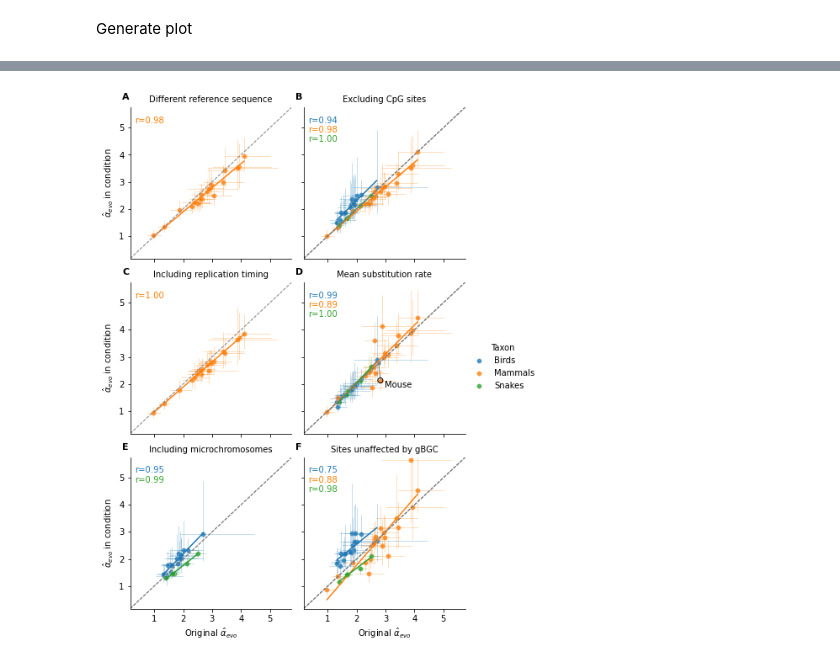
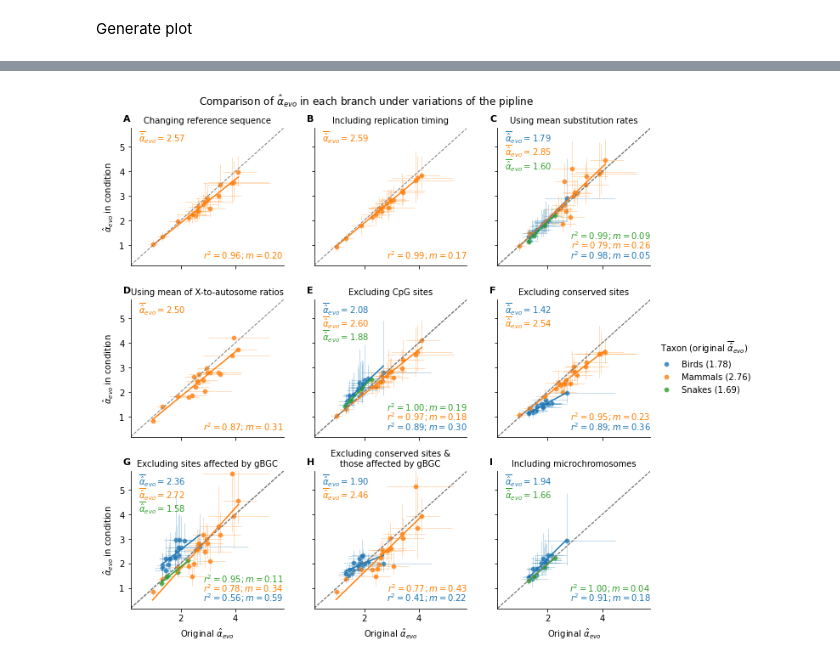
Before and after one commit to flw88/mut_sex_bias_amniotes, a Jupyter notebook: figures/scripts/Figure_SX_conditions_alpha.ipynb, the cells around one changed output, grey strips where cells are left out. Cells and saved outputs as stored; diff of their text form; code cells hidden in the pictures.

```diff
--- a/figures/scripts/Figure_SX_conditions_alpha.ipynb
+++ b/figures/scripts/Figure_SX_conditions_alpha.ipynb
@@ -23,12 +24,16 @@ Taxa and other sources, in the same order
 # %%
 sources = {"LM":"Mammals.Mus_musculus",
            "mean":"Mammals.Homo_sapiens,Birds.Gallus_gallus,Snakes.Thamnophis_elegans",
+           "mean_of_ratios":"Mammals.Homo_sapiens",
            "LM.CpGOut":"Mammals.Homo_sapiens,Birds.Gallus_gallus,Snakes.Thamnophis_elegans",
+           "LM.phastcons":"Mammals.Homo_sapiens,Birds.Gallus_gallus",
            "with_reptime.LM":"Mammals.Homo_sapiens",
            "LM.microchroms-included":"Birds.Gallus_gallus,Snakes.Thamnophis_elegans"}
 names = {"LM":"reference_seq",
          "mean":"without_regression",
+         "mean_of_ratios":"mean_ratios",
          "LM.CpGOut":"CpG_masked",
+         "LM.phastcons":"phastcons",
          "with_reptime.LM":"RT_included",
          "LM.microchroms-included":"micro_included"
         }
@@ -82,10 +99,13 @@ for sp,df in subd_dnms.groupby("Species"):
 # %% [markdown]
 Generate plot
 # %%
-condition_labels = {"reference_seq": "Different reference sequence",
+condition_labels = {"reference_seq": "Changing reference sequence",
                     "CpG_masked": "Excluding CpG sites",
+                    "phastcons": "Excluding conserved sites",
                     "RT_included": "Including replication timing",
-                    "without_regression": "Mean substitution rate",
+                    "without_regression": "Using mean substitution rates",
+                    "mean_ratios": "Using mean of X-to-autosome ratios",
                     "micro_included": "Including microchromosomes",
-                    "gBGC_unaffected":"Sites unaffected by gBGC"}
-condition_order = ['reference_seq', 'CpG_masked', 'RT_included', 'without_regression', 'micro_included', 'gBGC_unaffected']
+                    "gBGC_unaffected":"Excluding sites affected by gBGC",
+                    "phastcons_gBGCunaffected":"Excluding conserved sites &\nthose affected by gBGC"}
+condition_order = ['reference_seq', 'RT_included', 'without_regression', 'mean_ratios', 'CpG_masked', 'phastcons','gBGC_unaffected','phastcons_gBGCunaffected','micro_included']
@@ -92,61 +114,76 @@ condition_order = ['reference_seq', 'CpG_masked', 'RT_included', 'without_regres
+# %%
+original_means = comparisons_df[comparisons_df.condition=="without_regression"].groupby("Taxon")["alpha.original"].mean().to_dict()
+comparisons_df["Taxon_mean"] = (["{} ({:.2f})".format(r.Taxon, original_means[r.Taxon]) for i,r in comparisons_df.iterrows()])
+hue_order = ["{} ({:.2f})".format(taxon, original_means[taxon]) for taxon in ["Birds", "Mammals", "Snakes"]]
 # %%
 axes_limit = [0.17, 5.75]
 
-g = sns.FacetGrid(data=comparisons_df, col="condition", col_wrap=2, col_order=condition_order,
-                  hue="Taxon", hue_order=["Birds", "Mammals", "Snakes"], legend_out=True)
+g = sns.FacetGrid(data=comparisons_df, col="condition", col_wrap=3, col_order=condition_order,
+                  hue="Taxon_mean", hue_order=hue_order, legend_out=True)
 
 g.map(sns.scatterplot, "alpha.original", "alpha", alpha=0.8)
 g.map(sns.regplot, "alpha.original", "alpha", scatter=False, line_kws={"linewidth":1.5}, label="", ci=None)
 g.map(flib.identity_line, color="gray", linewidth=1, label="")
 
+g.fig.subplots_adjust(top=0.915) # adjust the Figure in rp
+g.fig.suptitle(r'Comparison of $\hat{\alpha}_{evo}$ in each branch under variations of the pipline',x=0.4, fontsize=12)
+
 g.set_axis_labels(r"Original $\hat{\alpha}_{evo}$", r"$\hat{\alpha}_{evo}$ in condition")
-g.add_legend()
+g.add_legend(title=r"Taxon (original $\overline{\hat{\alpha}}_{evo}$)")
 
 for iletter,(condition, ax) in enumerate(g.axes_dict.items()):
 
     cond_df = comparisons_df[comparisons_df.condition==condition]
 
     # CIs
     ax.hlines(y=cond_df.alpha, xmin=cond_df["alpha_lwr.original"], xmax=cond_df["alpha_upr.original"],
               linewidth=0.5, zorder=1, color=[palette[t] for t in cond_df.Taxon], alpha=0.5)
-    ax.vlines(x=cond_df["alpha.original"], ymin=cond_df["alpha_lwr"], ymax=cond_df["alpha_upr"],
-              linewidth=0.5, zorder=1, color=[palette[t] for t in cond_df.Taxon], alpha=0.5)
+    if condition!="mean_ratios":
+        ax.vlines(x=cond_df["alpha.original"], ymin=cond_df["alpha_lwr"], ymax=cond_df["alpha_upr"],
+                  linewidth=0.5, zorder=1, color=[palette[t] for t in cond_df.Taxon], alpha=0.5)
 
     # Annotate stats per taxon
     for i,(taxon,subd) in enumerate(cond_df.groupby("Taxon")):
+
+        # Correlation coefficients & MAE
         r, pval = pearsonr(subd["alpha"], subd["alpha.original"])
-        x_text = axes_limit[0]*2
-        y_text = axes_limit[-1]*0.9-(0.35*i)
-        ax.annotate("r={:.2f}".format(r), xy=(x_text, y_text),
-                    transform=ax.transAxes, color=palette[taxon])
+        mae = mean_absolute_error(subd["alpha"], subd["alpha.original"])
+        ax.text(1, 0.05+(i*0.07), r"$r^2={:.2f}; m={:.2f}$".format(r**2,mae), transform=ax.transAxes,color=palette[taxon],ha="right")
         ax.set_title(condition_labels[condition], fontsize=10)
 
+        # Mean alphas
+        x_text = axes_limit[0]*2
+        y_text = axes_limit[-1]*0.7+(0.5*i)
+        mean_condition = subd["alpha"].mean()
+        mean_original = subd["alpha.original"].mean()
+        ax.text(0.05, 0.9-(i*0.1), r"$\overline{\hat{\alpha}}_{evo}=$"+"{:.2f}".format(mean_condition),
+                transform=ax.transAxes,color=palette[taxon])
+
+
     # Mouse DNMs
-    if condition=="without_regression":
-        xa_dict = cond_df.set_index("species")[["alpha", "alpha.original"]].to_dict()
-        for sp in selected_species:
-            x = xa_dict["alpha.original"][sp]
-            y = xa_dict["alpha"][sp]
-            dnm_a = dnm_alpha[sp]
-            ax.scatter(x, y, color="none", edgecolor="black",zorder=10)
-            ax.scatter(dnm_a, dnm_a, color="gray", s=10, zorder=25)
-            ax.plot([x, dnm_a],[y,dnm_a],
-                    zorder=0, linewidth=1, color="gray")
-            ax.annotate("Mouse", xy=(x*1.05,y), ha="left", va="top", fontsize=10)
+    #if condition=="without_regression":
+    #    xa_dict = cond_df.set_index("species")[["alpha", "alpha.original"]].to_dict()
+    #    for sp in selected_species:
+    #        x = xa_dict["alpha.original"][sp]
+    #        y = xa_dict["alpha"][sp]
+    #        dnm_a = dnm_alpha[sp]
+    #        ax.scatter(x, y, color="none", edgecolor="black",zorder=10)
+    #        ax.scatter(dnm_a, dnm_a, color="gray", s=10, zorder=25)
+    #        ax.plot([x, dnm_a],[y,dnm_a],
+    #                zorder=0, linewidth=1, color="gray")
+    #        ax.annotate("Mouse", xy=(x*1.05,y), ha="left", va="top", fontsize=10)
 
     # Letter panel
     ax.text(-0.05, 1.05, string.ascii_uppercase[iletter], transform=ax.transAxes,
             size=11, weight="bold")
 
     # Limits for axes
     ax.set_xlim(axes_limit)
     ax.set_ylim(axes_limit)
-    # Legend
-    #handles, labels = ax.get_legend_handles_labels()
-    #ax.legend(handles[-3:], labels[-3:], title="Taxon", loc=4)
 
 #plt.tight_layout()
 #plt.show()
-plt.savefig("../pdfs/Figure_SX_conditions_alpha_CIs.pdf", bbox_inches = 'tight')
+plt.subplots_adjust(hspace=0.25,wspace=0.2)
+plt.savefig("../pdfs/Figure_SX_conditions_alpha_CIs_meanalphas_phastcons_gBGCunaff_MAE.pdf", bbox_inches = 'tight')
 # %% [output]
-[figure, old version]
+[figure, new version]
```
Also changed, not shown: parts of 11 cells of this notebook, 10 other files.
